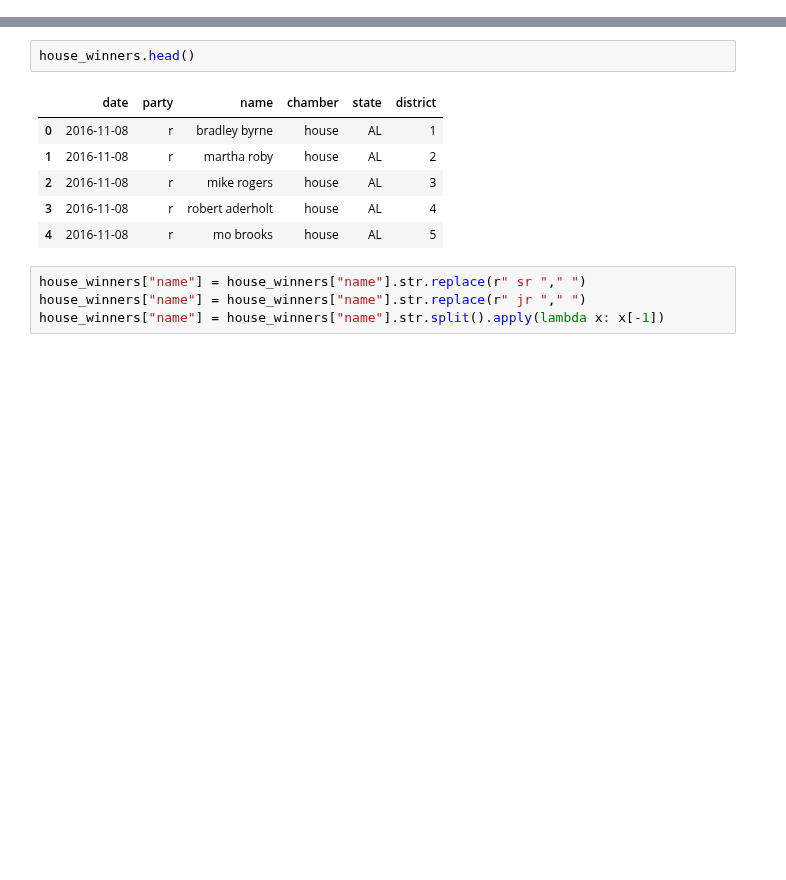
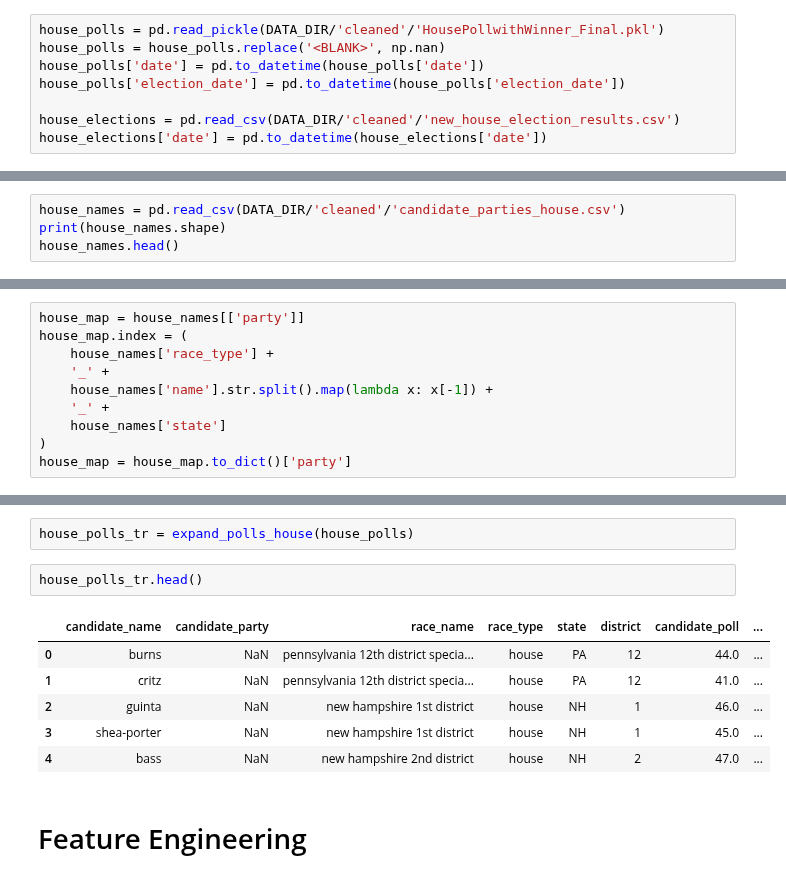
Before and after one commit to Nlorio/election-forecast, a Jupyter notebook: notebooks/3-modeling/poll_only_model.ipynb, the cells around one changed output, grey strips where cells are left out. Saved outputs shown, nothing was run; the diff lists cells and outputs as text; blank space fills up the shorter version.

```diff
--- a/notebooks/3-modeling/poll_only_model.ipynb
+++ b/notebooks/3-modeling/poll_only_model.ipynb
@@ -13,3 +11,11 @@ house_winners = pd.read_csv(DATA_DIR/'cleaned'/'Clean_House_Winners.csv').drop("
+# %%
+house_polls = pd.read_pickle(DATA_DIR/'cleaned'/'HousePollwithWinner_Final.pkl')
+house_polls = house_polls.replace('<BLANK>', np.nan)
+house_polls['date'] = pd.to_datetime(house_polls['date'])
+house_polls['election_date'] = pd.to_datetime(house_polls['election_date'])
+
+house_elections = pd.read_csv(DATA_DIR/'cleaned'/'new_house_election_results.csv')
+house_elections['date'] = pd.to_datetime(house_elections['date'])
 # %%
 print(house_polls.shape)
 house_polls.head()
@@ -23,0 +64,4 @@ house_polls.head()
+# %%
+house_names = pd.read_csv(DATA_DIR/'cleaned'/'candidate_parties_house.csv')
+print(house_names.shape)
+house_names.head()
@@ -23,0 +76,10 @@ house_polls.head()
+# %%
+house_map = house_names[['party']]
+house_map.index = (
+    house_names['race_type'] +
+    '_' +
+    house_names['name'].str.split().map(lambda x: x[-1]) +
+    '_' +
+    house_names['state']
+)
+house_map = house_map.to_dict()['party']
@@ -24,13 +130,13 @@ house_polls.head()
+# %%
+house_polls_tr = expand_polls_house(house_polls)
 # %%
-house_winners.head()
+house_polls_tr.head()
 # %% [output]
-|  | date | party | name | chamber | state | district |
-| 0 | 2016-11-08 | r | bradley byrne | house | AL | 1 |
-| 1 | 2016-11-08 | r | martha roby | house | AL | 2 |
-| 2 | 2016-11-08 | r | mike rogers | house | AL | 3 |
-| 3 | 2016-11-08 | r | robert aderholt | house | AL | 4 |
-| 4 | 2016-11-08 | r | mo brooks | house | AL | 5 |
+|  | candidate_name | candidate_party | race_name | race_type | state | district | candidate_poll | ... |
+| 0 | burns | NaN | pennsylvania 12th district specia... | house | PA | 12 | 44.0 | ... |
+| 1 | critz | NaN | pennsylvania 12th district specia... | house | PA | 12 | 41.0 | ... |
+| 2 | guinta | NaN | new hampshire 1st district | house | NH | 1 | 46.0 | ... |
+| 3 | shea-porter | NaN | new hampshire 1st district | house | NH | 1 | 45.0 | ... |
+| 4 | bass | NaN | new hampshire 2nd district | house | NH | 2 | 47.0 | ... |
-# %%
-house_winners["name"] = house_winners["name"].str.replace(r" sr "," ")
-house_winners["name"] = house_winners["name"].str.replace(r" jr "," ")
-house_winners["name"] = house_winners["name"].str.split().apply(lambda x: x[-1])
+# %% [markdown]
+# Feature Engineering
```
Also changed, not shown: parts of 21 cells of this notebook, 3 other files.
